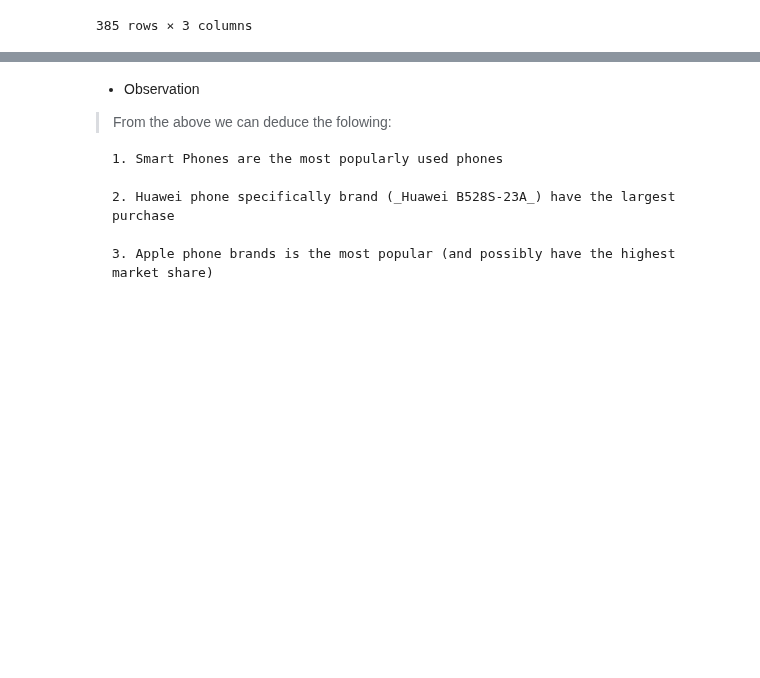
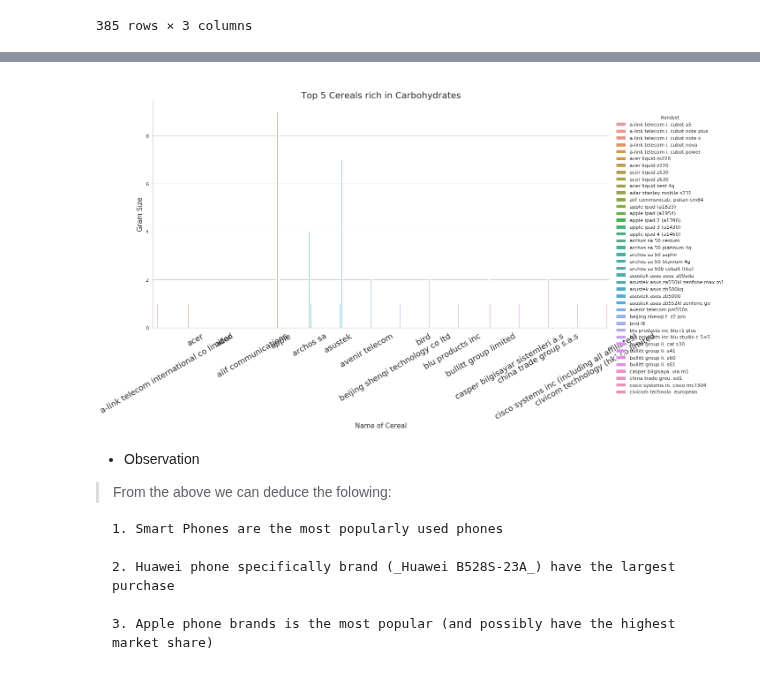
Before and after one commit to Patrick5455/tellco_user_analytics, a Jupyter notebook: analyis/user_overview.ipynb, the cells around one changed output, grey strips where cells are left out. Saved outputs shown, nothing was run; the diff lists cells and outputs as text; code cells hidden in the pictures; blank space fills up the shorter version.

```diff
--- a/analyis/user_overview.ipynb
+++ b/analyis/user_overview.ipynb
@@ -324,3 +338,17 @@ plt.show()
+# %%
+sns.set(style="whitegrid")
+plot = sns.catplot(x='Manufacturer', y='count',hue = 'Handset',  data=top5Hands_man.iloc[0:40,0:3],
+           aspect=2, kind='bar', height=8), #palette=["#001C7F", "#B1400D", '#12711C'])
+
+plt.title('Top 5 Cereals rich in Carbohydrates', fontsize=20)
+plt.xticks(rotation=30, fontsize=18)
+plt.xlabel('Name of Cereal', fontsize=15)
+plt.ylabel('Gram Size', fontsize=15)
+# plot.despine(left=True)
+plt.savefig(fname='visuals/top5Hands_man.png', format='png')
+plt.show()
+# %% [output]
+[figure, added]
 # %% [markdown]
 - Observation
 
```
Also changed, not shown: parts of 14 cells of this notebook, 3 other files.
